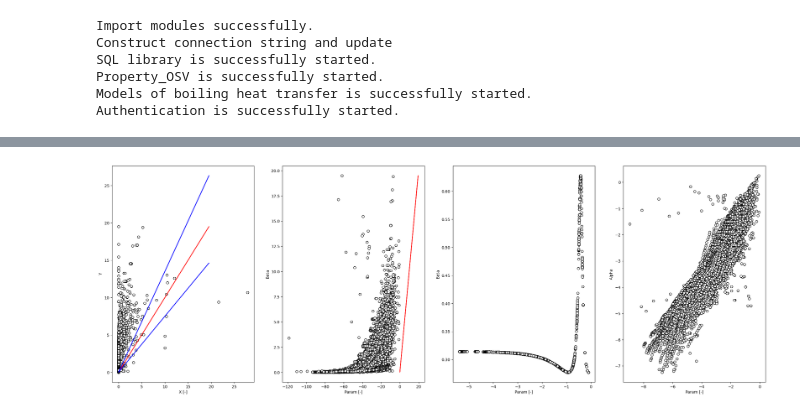
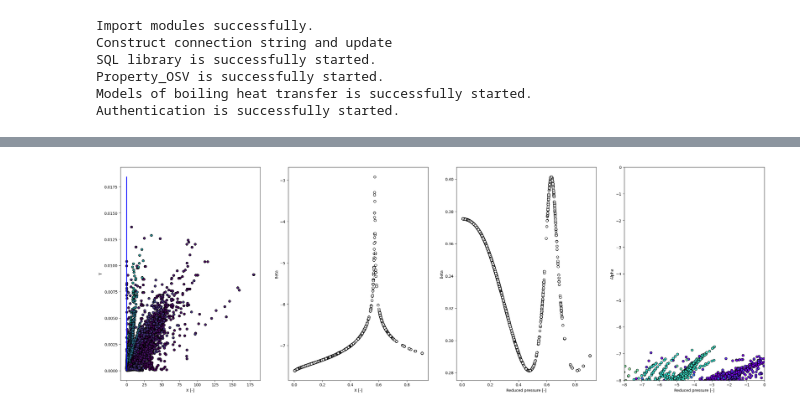
Before and after one commit to lemeap/rsrchCHF, a Jupyter notebook: Analysis.ipynb, the cells around one changed output, grey strips where cells are left out. Drawn from its saved outputs; the diff is of its cells as text; code cells hidden in the pictures.

Commit message:
2023/05/16, fit alpha and gamma

```diff
--- a/Analysis.ipynb
+++ b/Analysis.ipynb
@@ -170,36 +168,42 @@ prop_tb['Yz'] = np.log(prop_tb['qt']*np.sqrt(prop_tb['dh']**prop_tb['geop']))
 # %%
 # Create a 1 by 2 subplot
 fig, (ax1, ax2, ax3, ax4) = plt.subplots(1, 4, figsize=(30, 10))
 
+c = prop_tb['pr']
+
 # Plot intercept vs rdcp in the first subplot
-ax1.scatter(prop_tb['X'], prop_tb['Y'], color='White', edgecolors= 'Black', marker='o')
-ax1.plot(prop_tb['Y'], prop_tb['Y'], color = 'red')
-ax1.plot(prop_tb['Y'], prop_tb['Y']*0.75, linestyle= '-', color = 'blue')
-ax1.plot(prop_tb['Y'], prop_tb['Y']*1.35, linestyle= '-', color = 'blue')
+ax1.scatter(prop_tb['Xz'], prop_tb['Yz'], c = c, edgecolors= 'Black', marker='o')
+ax1.plot(prop_tb['Yz'], prop_tb['Yz'], color = 'red')
+ax1.plot(prop_tb['Yz'], prop_tb['Yz']*0.65, linestyle= '-', color = 'blue')
+ax1.plot(prop_tb['Yz'], prop_tb['Yz']*1.35, linestyle= '-', color = 'blue')
 ax1.set_xlabel('X [-]')
 ax1.set_ylabel('Y')
-#ax1.set_xlim(-8, 0)
-#ax1.set_ylim(-8, 0)
+#ax1.set_xlim(0, 2)
+#ax1.set_ylim(0, 2)
 
 # Plot coefficient vs rdcp in the second subplot
-ax2.scatter(prop_tb['X1'], prop_tb['Y'], color='White', edgecolors= 'Black', marker='o')
-ax2.plot(prop_tb['Y'], prop_tb['Y'], color = 'red')
-ax2.set_xlabel('Param [-]')
+ax2.scatter(prop_tb['rdcp'], prop_tb['j_alpha'], color='White', edgecolors= 'Black', marker='o')
+#ax2.plot(prop_tb['Y'], prop_tb['Y'], color = 'red')
+ax2.set_xlabel('X [-]')
 ax2.set_ylabel('Beta')
 
 # Plot coefficient vs rdcp in the second subplot
-ax3.scatter(np.log(prop_tb['rdcp']), prop_tb['j_beta'], color='White', edgecolors= 'Black', marker='o')
-ax3.set_xlabel('Param [-]')
+ax3.scatter((prop_tb['rdcp']), prop_tb['j_beta'], color='White', edgecolors= 'Black', marker='o')
+ax3.set_xlabel('Reduced pressure [-]')
 ax3.set_ylabel('Beta')
 
 # Plot coefficient vs rdcp in the second subplot
-ax4.scatter(prop_tb['Xz'], prop_tb['Yz'], color='White', edgecolors= 'Black', marker='o')
-ax4.set_xlabel('Param [-]')
+ax4.scatter(prop_tb['X'], prop_tb['Y'], edgecolors= 'Black', c = c, marker='o', cmap='rainbow')
+#fig.colorbar(ax4)  # Add colorbar for reference
+#ax4.colorbar()  # Add colorbar for reference
+ax4.set_xlabel('Reduced pressure [-]')
 ax4.set_ylabel('Alpha')
+ax4.set_xlim(-8, 0)
+ax4.set_ylim(-8, 0)
 
 plt.show()
 # %% [output]
-[figure, old version]
+[figure, new version]
 # %%
 import pandas as pd
 import statsmodels.formula.api as smf
```
Also changed, not shown: parts of 10 cells of this notebook, 3 other files.
